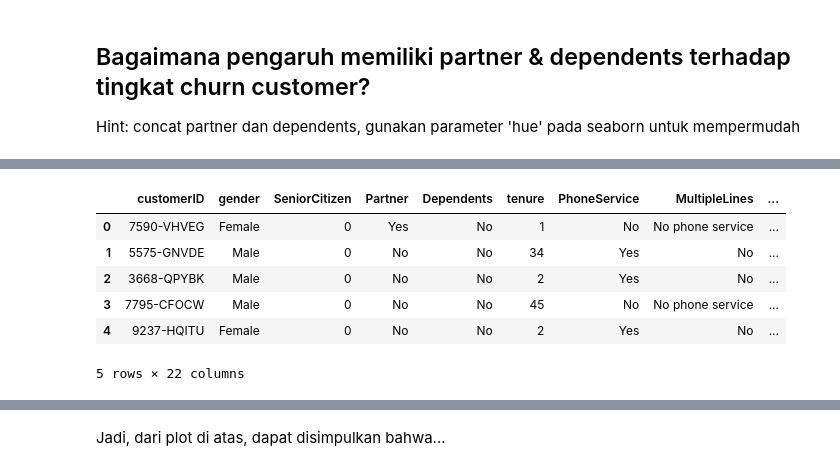
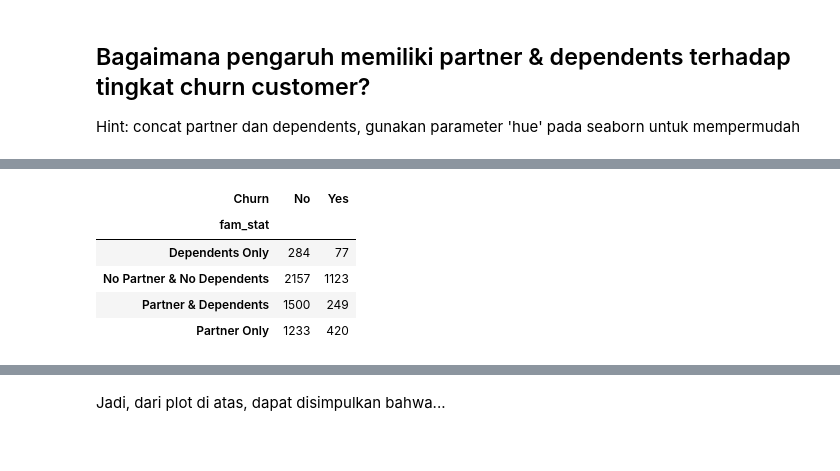
Before and after one commit to agirahmawandi/hw_datavisualitation, a Jupyter notebook: Data Visualization - Template Homework.ipynb, the cells around one changed output, grey strips where cells are left out. Drawn from its saved outputs; the diff is of its cells as text; code cells hidden in the pictures.

```diff
--- a/Data Visualization - Template Homework.ipynb
+++ b/Data Visualization - Template Homework.ipynb
@@ -274,12 +247,16 @@ def combine_status (row):
         return 'No Partner & No Dependents'
 # %%
 df_stat['fam_stat']= df_stat.apply(combine_status, axis=1)
-df_stat.head()
-# %% [output]
-|  | customerID | gender | SeniorCitizen | Partner | Dependents | tenure | PhoneService | MultipleLines | ... |
-| 0 | 7590-VHVEG | Female | 0 | Yes | No | 1 | No | No phone service | ... |
-| 1 | 5575-GNVDE | Male | 0 | No | No | 34 | Yes | No | ... |
-| 2 | 3668-QPYBK | Male | 0 | No | No | 2 | Yes | No | ... |
-| 3 | 7795-CFOCW | Male | 0 | No | No | 45 | No | No phone service | ... |
-| 4 | 9237-HQITU | Female | 0 | No | No | 2 | Yes | No | ... |
-5 rows × 22 columns
+# %%
+df_group = df_stat.groupby('fam_stat')['Churn'].value_counts(normalize=False).unstack()
+df_group
+# churn_ratio = df_group['Yes']
+
+# churn_ratio
+# %% [output]
+| Churn | No | Yes |
+| fam_stat |  |  |
+| Dependents Only | 284 | 77 |
+| No Partner & No Dependents | 2157 | 1123 |
+| Partner & Dependents | 1500 | 249 |
+| Partner Only | 1233 | 420 |
```
Also changed, not shown: parts of 5 cells of this notebook.
